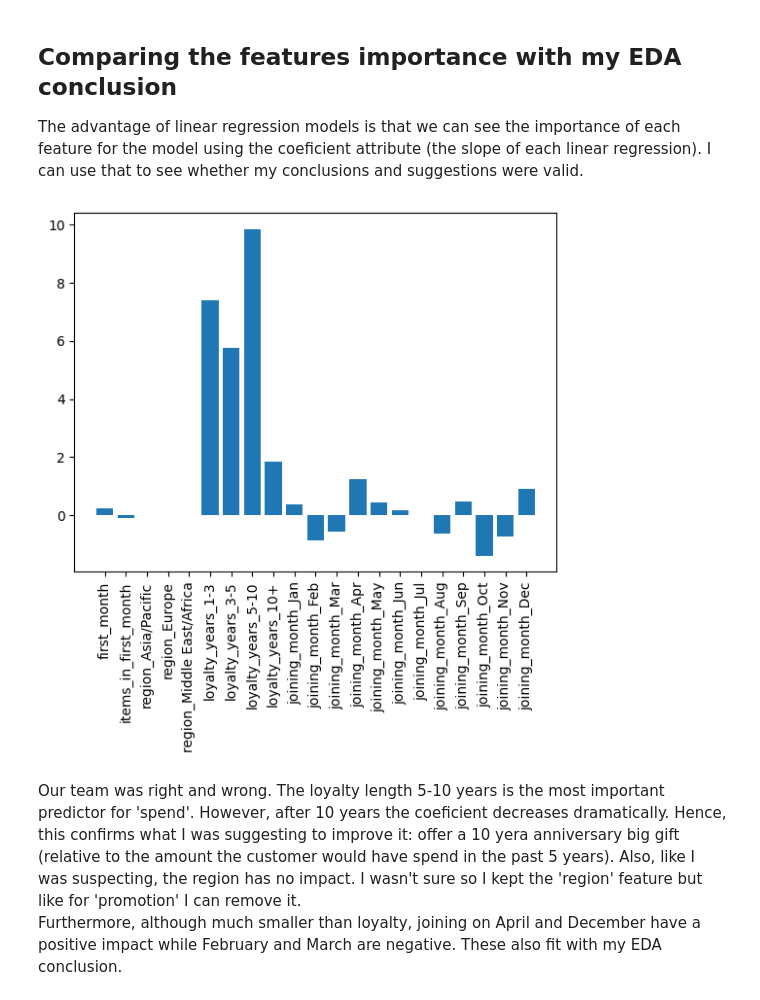
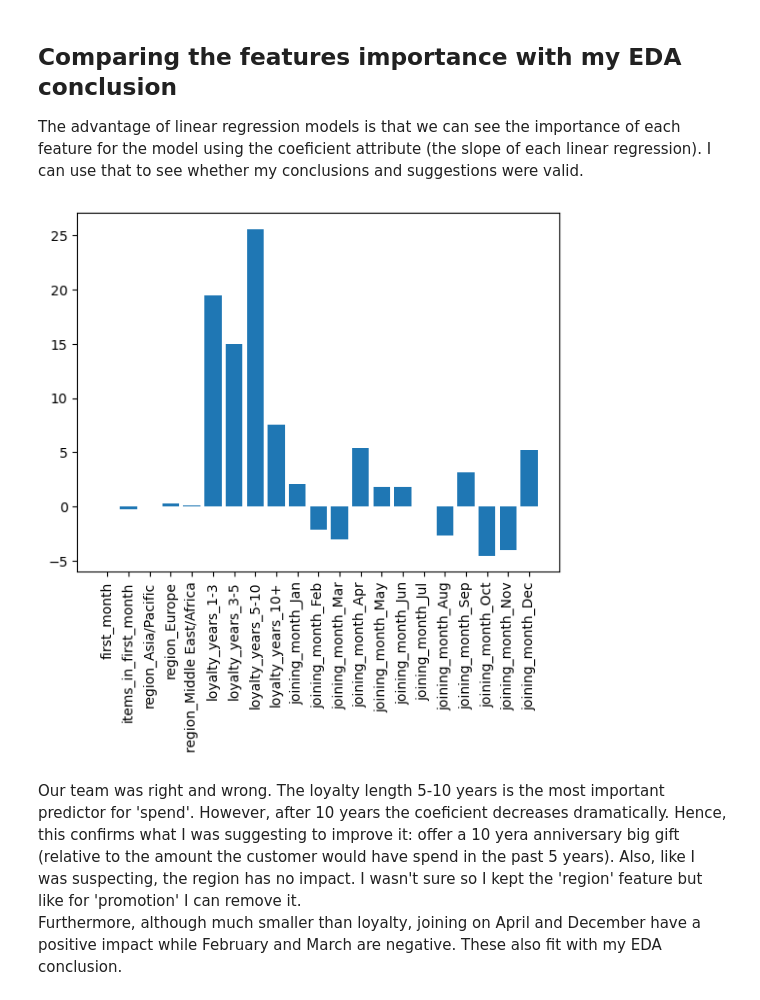
Before and after one commit to flylight-max/EDA_exam_CodeOp, a Jupyter notebook: analysis.ipynb, the cells around one changed output. Saved outputs shown, nothing was run; the diff lists cells and outputs as text; code cells hidden in the pictures.

```diff
--- a/analysis.ipynb
+++ b/analysis.ipynb
@@ -738,15 +741,15 @@ By standardizing my data I am reducing a bit the performance of LinearRegression
 
 The advantage of linear regression models is that we can see the importance of each feature for the model using the coeficient attribute (the slope of each linear regression). I can use that to see whether my conclusions and suggestions were valid.
 # %%
-coef_lasso = lasso.fit(X_dum_train_scaled, y_dum_train).coef_
+coef_LinearReg = linearReg.fit(X_dum_train, y_dum_train).coef_
 
 names_features = customers_dummies.drop("spend", axis=1).columns
 
-plt.bar(x=names_features, height=coef_lasso)
+plt.bar(x=names_features, height=coef_LinearReg)
 plt.xticks(rotation = 90)
 plt.show()
 # %% [output]
-[figure, old version]
+[figure, new version]
 # %% [markdown]
 Our team was right and wrong. The loyalty length 5-10 years is the most important predictor for 'spend'. However, after 10 years the coeficient decreases dramatically. Hence, this confirms what I was suggesting to improve it: offer a 10 yera anniversary big gift (relative to the amount the customer would have spend in the past 5 years). Also, like I was suspecting, the region has no impact. I wasn't sure so I kept the 'region' feature but like for 'promotion' I can remove it.
 Furthermore, although much smaller than loyalty, joining on April and December have a positive impact while February and March are negative. These also fit with my EDA conclusion.
```
Also changed, not shown: parts of 32 cells of this notebook.
